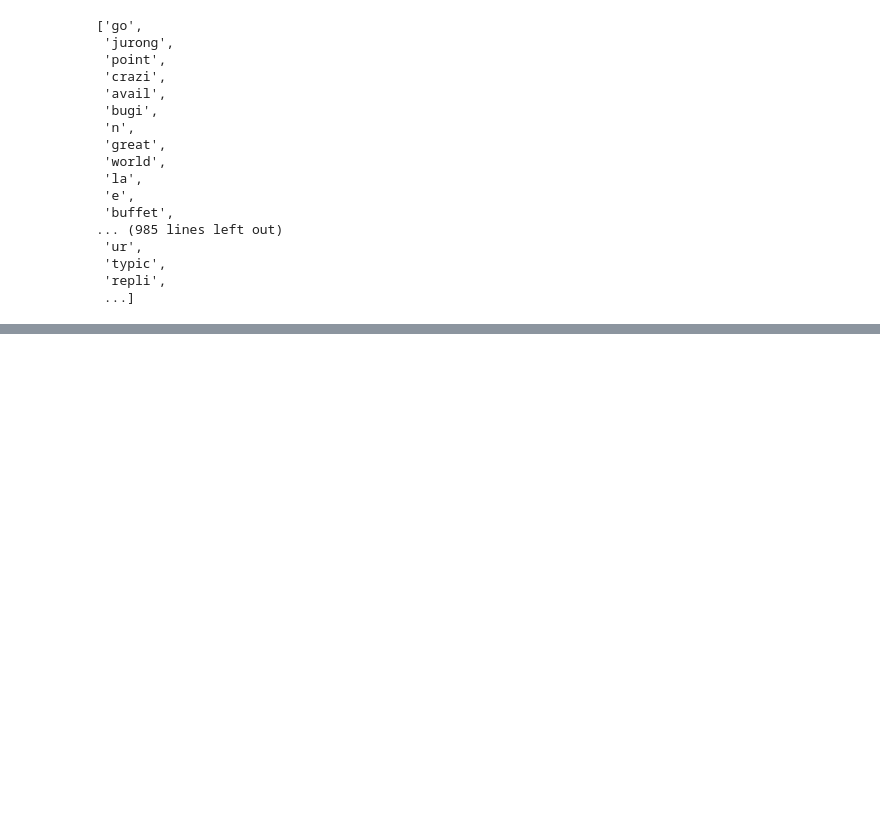
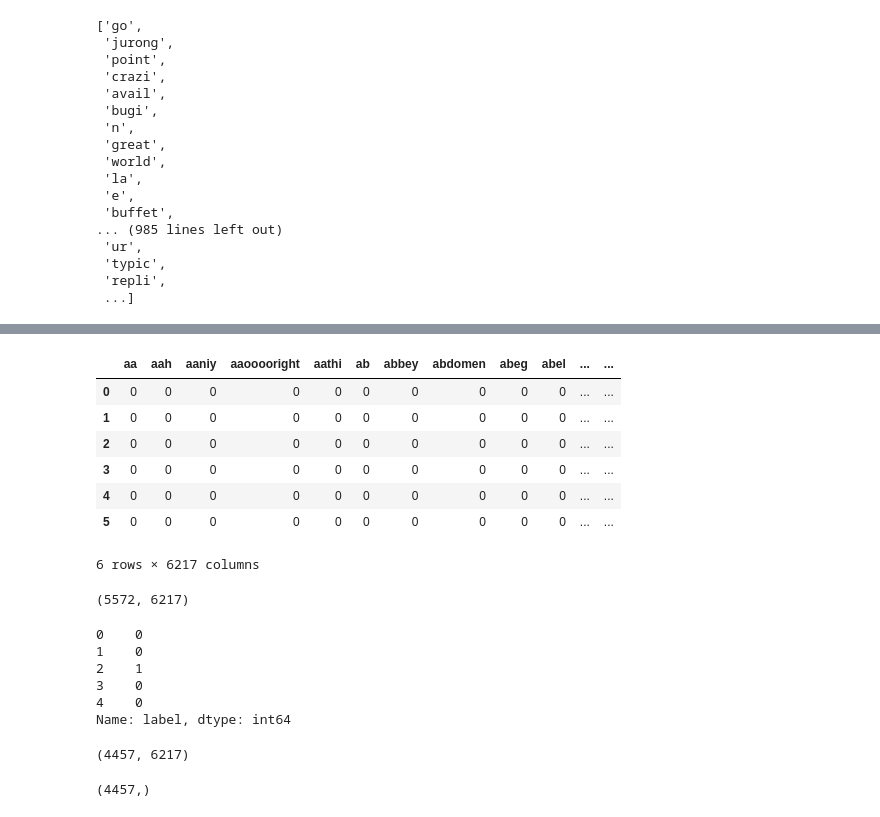
Before and after one commit to EddyGiusepe/Spam_classifier_using_Python, a Jupyter notebook: spam_classification_ML_End_to_End_Deployment.ipynb, the cells around one changed output, grey strips where cells are left out. Cells and saved outputs as stored; diff of their text form; code cells hidden in the pictures; blank space fills up the shorter version.

```diff
--- a/spam_classification_ML_End_to_End_Deployment.ipynb
+++ b/spam_classification_ML_End_to_End_Deployment.ipynb
@@ -388,0 +497,26 @@ plt.show()
+# %%
+df['len'] = msg_df['length']
+df.head(6)
+# %% [output]
+|  | aa | aah | aaniy | aaooooright | aathi | ab | abbey | abdomen | abeg | abel | ... | ... |
+| 0 | 0 | 0 | 0 | 0 | 0 | 0 | 0 | 0 | 0 | 0 | ... | ... |
+| 1 | 0 | 0 | 0 | 0 | 0 | 0 | 0 | 0 | 0 | 0 | ... | ... |
+| 2 | 0 | 0 | 0 | 0 | 0 | 0 | 0 | 0 | 0 | 0 | ... | ... |
+| 3 | 0 | 0 | 0 | 0 | 0 | 0 | 0 | 0 | 0 | 0 | ... | ... |
+| 4 | 0 | 0 | 0 | 0 | 0 | 0 | 0 | 0 | 0 | 0 | ... | ... |
+| 5 | 0 | 0 | 0 | 0 | 0 | 0 | 0 | 0 | 0 | 0 | ... | ... |
+6 rows × 6217 columns
+# %%
+df.shape
+# %% [output]
+(5572, 6217)
+# %%
+y = msg_df['label']
+y.head()
+# %% [output]
+0    0
+1    0
+2    1
+3    0
+4    0
+Name: label, dtype: int64
@@ -388,0 +529,8 @@ plt.show()
+# %%
+X_train.shape
+# %% [output]
+(4457, 6217)
+# %%
+y_train.shape
+# %% [output]
+(4457,)
```
Also changed, not shown: parts of 19 cells of this notebook.
